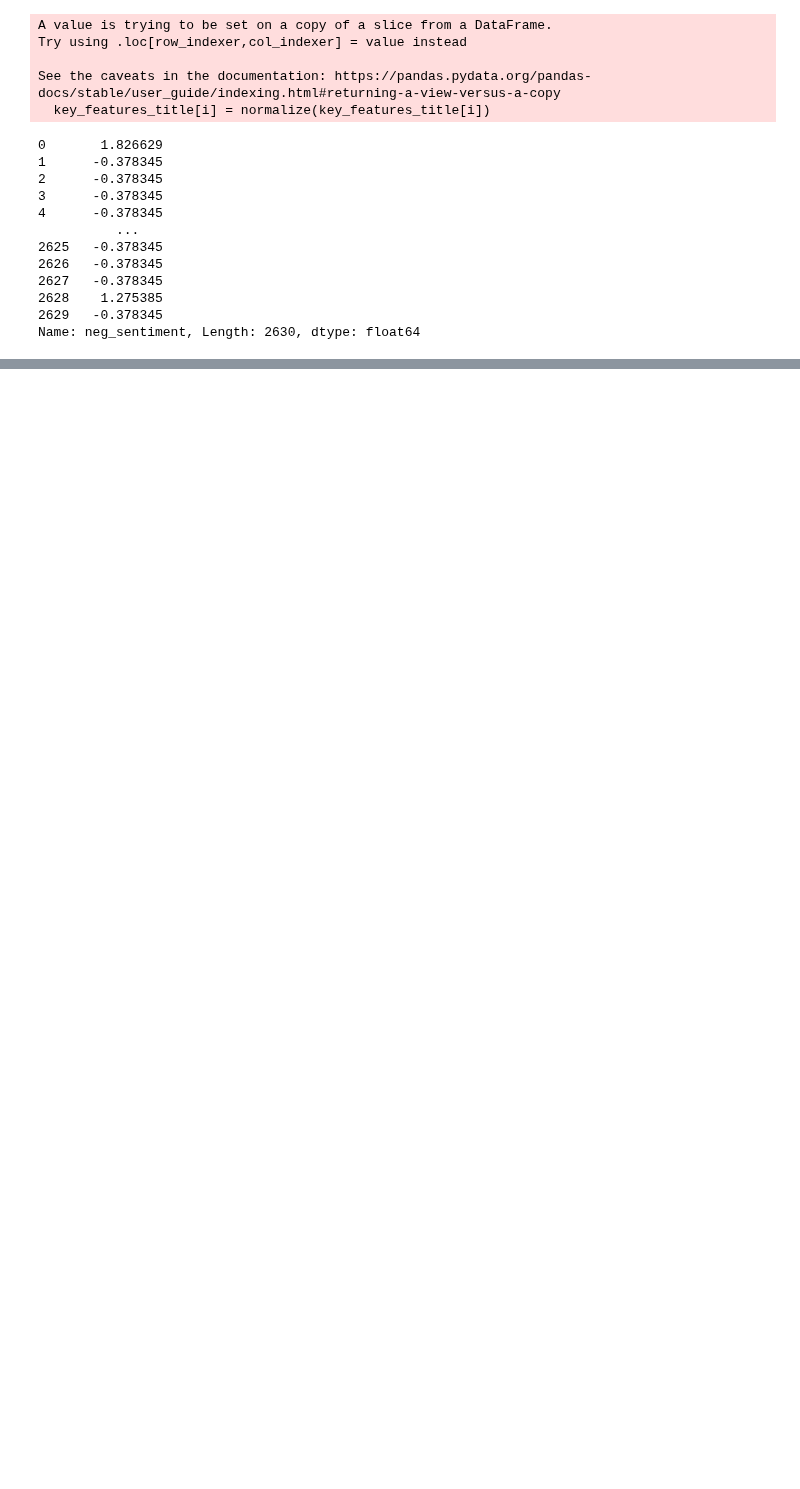
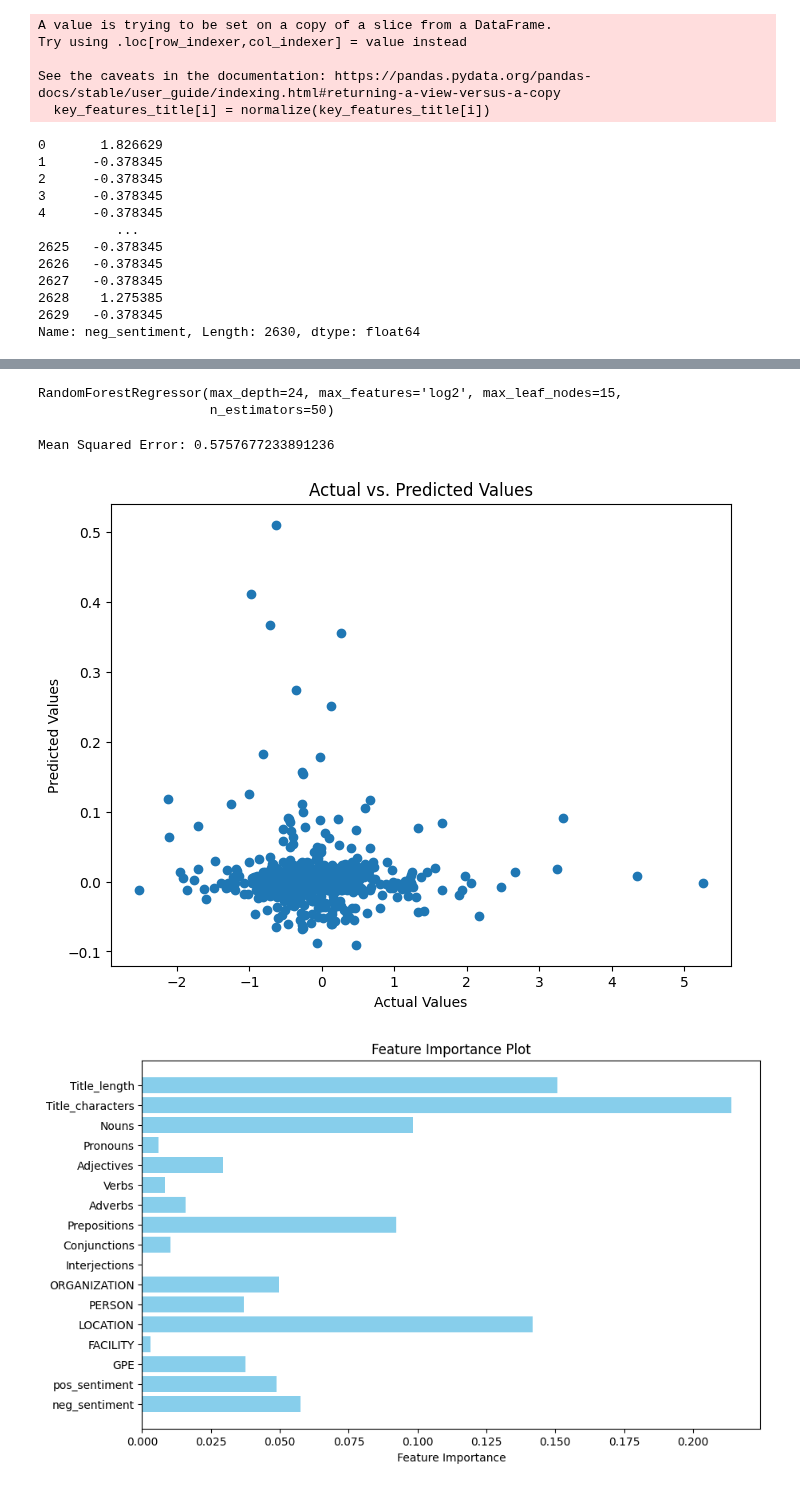
Before and after one commit to epfl-ada/ada-2023-project-randada, a Jupyter notebook: Test_Random_Forest.ipynb, the cells around one changed output, grey strips where cells are left out. Saved outputs shown, nothing was run; the diff lists cells and outputs as text; code cells hidden in the pictures; blank space fills up the shorter version.

```diff
--- a/Test_Random_Forest.ipynb
+++ b/Test_Random_Forest.ipynb
@@ -139,0 +155,50 @@ ax.legend()
+# %%
+param_grid = {
+    'n_estimators': [25, 50, 100, 150,200,300,400,500],
+    'max_features': ['sqrt', 'log2', None],
+    'max_depth': [3, 6, 9, 12, 15, 18, 21, 24, 27, 30],
+    'max_leaf_nodes': [3, 6, 9, 12, 15, 18],
+}
+
+random_search = RandomizedSearchCV(RandomForestRegressor(),
+                                   param_grid)
+random_search.fit(X_train, y_train)
+print(random_search.best_estimator_)
+# %% [output]
+RandomForestRegressor(max_depth=24, max_features='log2', max_leaf_nodes=15,
+                      n_estimators=50)
+# %%
+rf_regressor_2 = RandomForestRegressor(max_depth=24, max_features='log2', max_leaf_nodes=15, n_estimators=300)
+rf_regressor_2.fit(X_train, y_train)
+
+# Make predictions on the test data
+y_pred = rf_regressor_2.predict(X_test)
+
+# Evaluate the model by calculating Mean Squared Error (MSE)
+mse = mean_squared_error(y_test, y_pred)
+print(f"Mean Squared Error: {mse}")
+# %% [output]
+Mean Squared Error: 0.5757677233891236
+# %%
+# Scatter Plot for Predicted vs. Actual Values
+plt.figure(figsize=(8, 6))
+plt.scatter(y_test, y_pred)
+plt.title("Actual vs. Predicted Values")
+plt.xlabel("Actual Values")
+plt.ylabel("Predicted Values")
+plt.show()
+
+
+# Feature Importance Plot
+feature_importance = rf_regressor_2.feature_importances_
+feature_names = X.columns
+
+plt.figure(figsize=(10, 6))
+plt.barh(feature_names, feature_importance, color='skyblue')
+plt.xlabel("Feature Importance")
+plt.title("Feature Importance Plot")
+plt.gca().invert_yaxis()
+plt.show()
+# %% [output]
+[figure, added]
+[figure, added]
```
Also changed, not shown: parts of 16 cells of this notebook, 4 other files.
